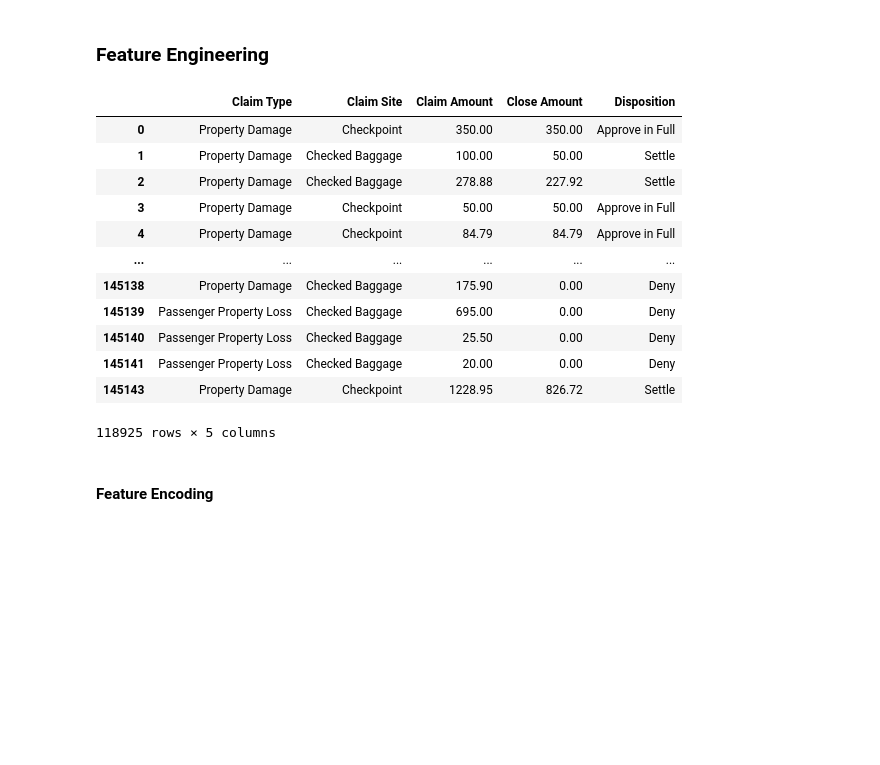
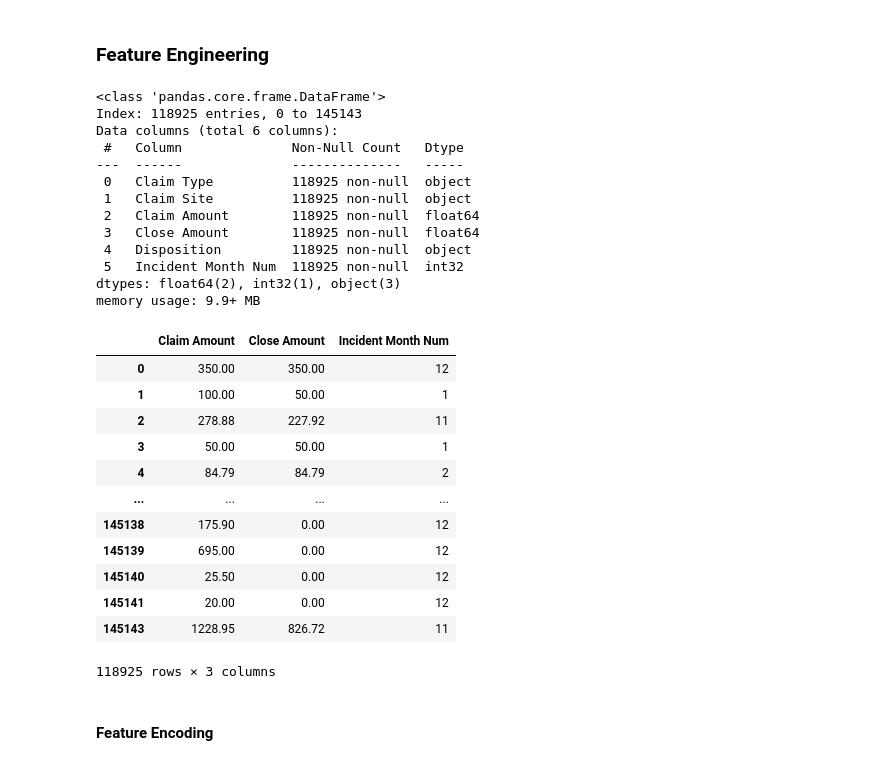
Before and after one commit to btokoli/Risk-Radar-Clustering-Airports-by-Claim-Patterns-to-Spotlight-High-Risk-Hubs, a Jupyter notebook: airportAnalysis.ipynb, the cells around one changed output. Drawn from its saved outputs; the diff is of its cells as text; code cells hidden in the pictures; blank space fills up the shorter version.

```diff
--- a/airportAnalysis.ipynb
+++ b/airportAnalysis.ipynb
@@ -612,20 +613,20 @@ features= ["Claim Type", "Claim Site", "Claim Amount", "Close Amount", "Disposit
 df3= df2[features]
 # %%
-df3
+df3.info()
 # %% [output]
-|  | Claim Type | Claim Site | Claim Amount | Close Amount | Disposition |
-| 0 | Property Damage | Checkpoint | 350.00 | 350.00 | Approve in Full |
-| 1 | Property Damage | Checked Baggage | 100.00 | 50.00 | Settle |
-| 2 | Property Damage | Checked Baggage | 278.88 | 227.92 | Settle |
-| 3 | Property Damage | Checkpoint | 50.00 | 50.00 | Approve in Full |
-| 4 | Property Damage | Checkpoint | 84.79 | 84.79 | Approve in Full |
-| ... | ... | ... | ... | ... | ... |
-| 145138 | Property Damage | Checked Baggage | 175.90 | 0.00 | Deny |
-| 145139 | Passenger Property Loss | Checked Baggage | 695.00 | 0.00 | Deny |
-| 145140 | Passenger Property Loss | Checked Baggage | 25.50 | 0.00 | Deny |
-| 145141 | Passenger Property Loss | Checked Baggage | 20.00 | 0.00 | Deny |
-| 145143 | Property Damage | Checkpoint | 1228.95 | 826.72 | Settle |
-118925 rows × 5 columns
+<class 'pandas.core.frame.DataFrame'>
+Index: 118925 entries, 0 to 145143
+Data columns (total 6 columns):
+ #   Column              Non-Null Count   Dtype
+---  ------              --------------   -----
+ 0   Claim Type          118925 non-null  object
+ 1   Claim Site          118925 non-null  object
+ 2   Claim Amount        118925 non-null  float64
+ 3   Close Amount        118925 non-null  float64
+ 4   Disposition         118925 non-null  object
+ 5   Incident Month Num  118925 non-null  int32
+dtypes: float64(2), int32(1), object(3)
+memory usage: 9.9+ MB
 # %%
 #Splitting df3 into numerical and Categorical features
 
@@ -634,5 +635,21 @@ cat_feat= df3.select_dtypes(exclude=[np.number]).columns
 
 num_df3= df3[num_feat]
 cat_df3=df3[cat_feat]
+# %%
+num_df3
+# %% [output]
+|  | Claim Amount | Close Amount | Incident Month Num |
+| 0 | 350.00 | 350.00 | 12 |
+| 1 | 100.00 | 50.00 | 1 |
+| 2 | 278.88 | 227.92 | 11 |
+| 3 | 50.00 | 50.00 | 1 |
+| 4 | 84.79 | 84.79 | 2 |
+| ... | ... | ... | ... |
+| 145138 | 175.90 | 0.00 | 12 |
+| 145139 | 695.00 | 0.00 | 12 |
+| 145140 | 25.50 | 0.00 | 12 |
+| 145141 | 20.00 | 0.00 | 12 |
+| 145143 | 1228.95 | 826.72 | 11 |
+118925 rows × 3 columns
 # %% [markdown]
 #### Feature Encoding
```
Also changed, not shown: parts of 6 cells of this notebook.
